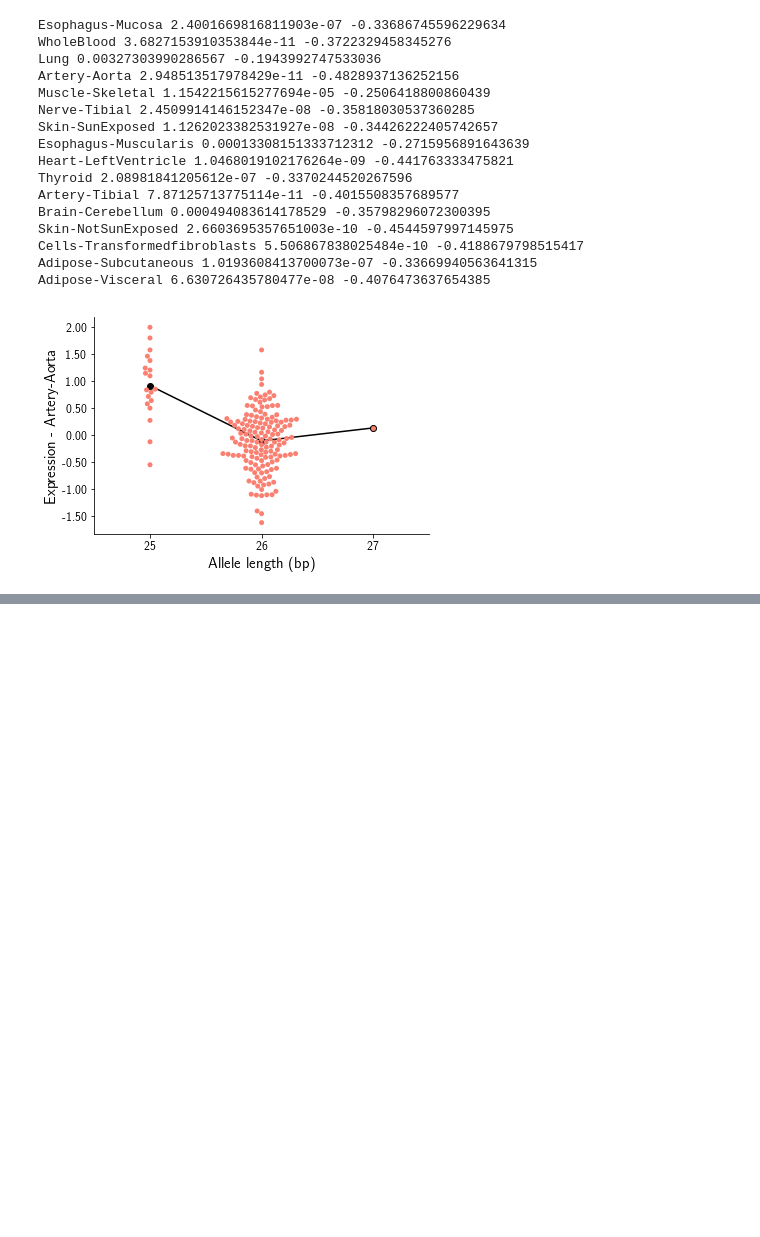
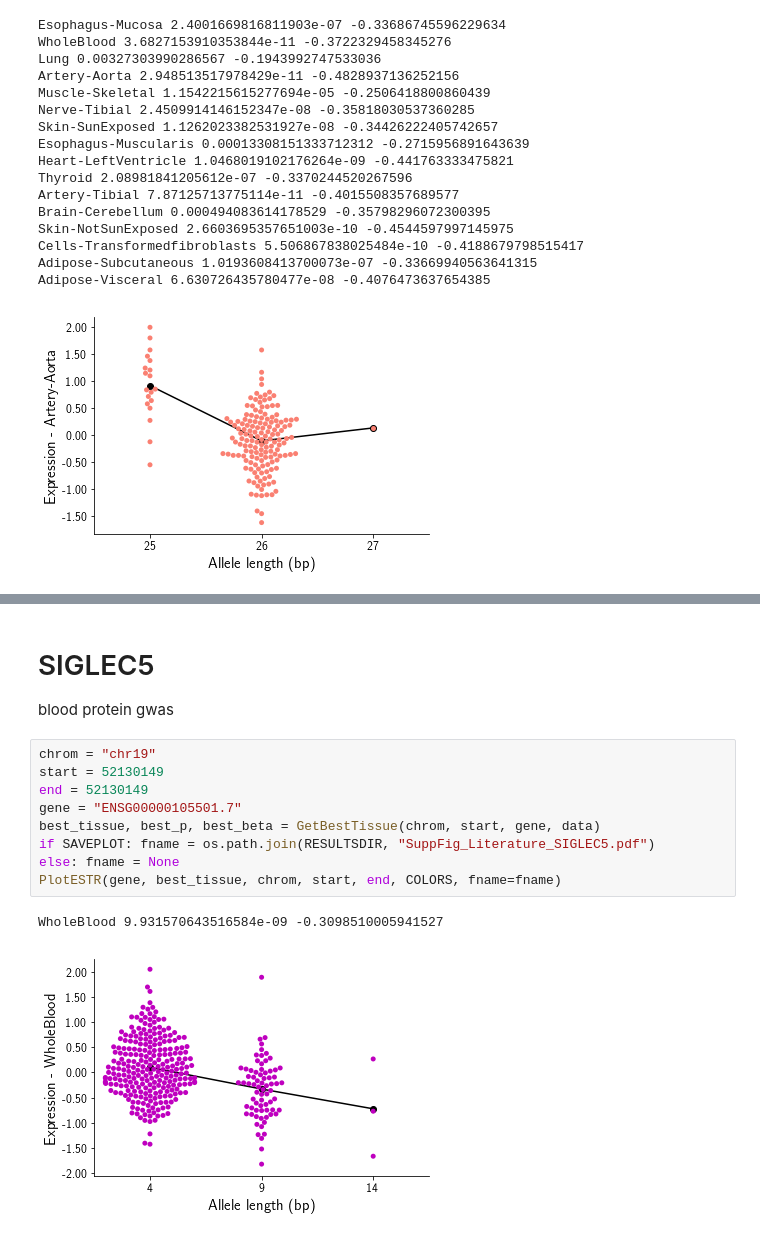
Before and after one commit to gymreklab/gtex-estrs-paper, a Jupyter notebook: Figures/eSTRLiteratureExamples.ipynb, the cells around one changed output, grey strips where cells are left out. Cells and saved outputs as stored; diff of their text form; blank space fills up the shorter version.

```diff
--- a/Figures/eSTRLiteratureExamples.ipynb
+++ b/Figures/eSTRLiteratureExamples.ipynb
@@ -811,0 +872,15 @@ Adipose-Visceral 6.630726435780477e-08 -0.4076473637654385
+# %% [markdown]
+# SIGLEC5
+blood protein gwas
+# %%
+chrom = "chr19"
+start = 52130149
+end = 52130149
+gene = "ENSG00000105501.7"
+best_tissue, best_p, best_beta = GetBestTissue(chrom, start, gene, data)
+if SAVEPLOT: fname = os.path.join(RESULTSDIR, "SuppFig_Literature_SIGLEC5.pdf")
+else: fname = None
+PlotESTR(gene, best_tissue, chrom, start, end, COLORS, fname=fname)
+# %% [output]
+WholeBlood 9.931570643516584e-09 -0.3098510005941527
+[figure, added]
```
Also changed, not shown: parts of 41 cells of this notebook, 5 other files.
